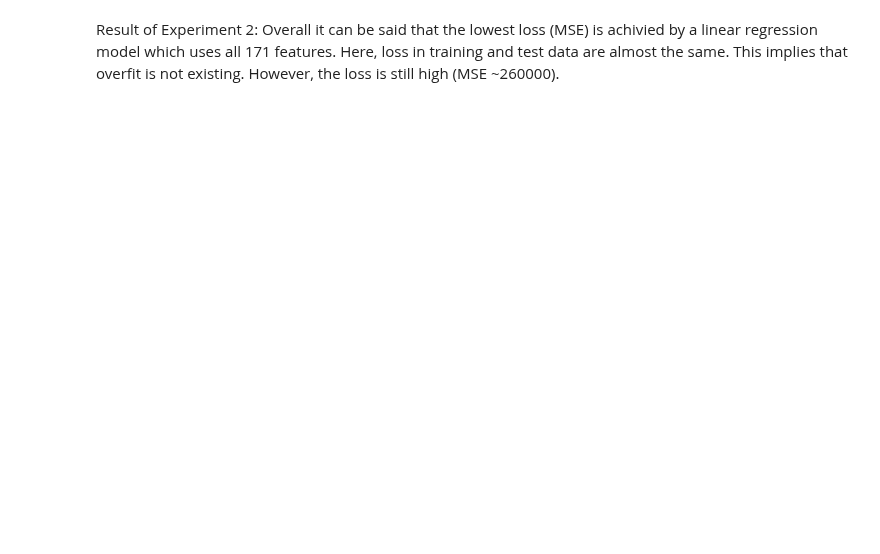
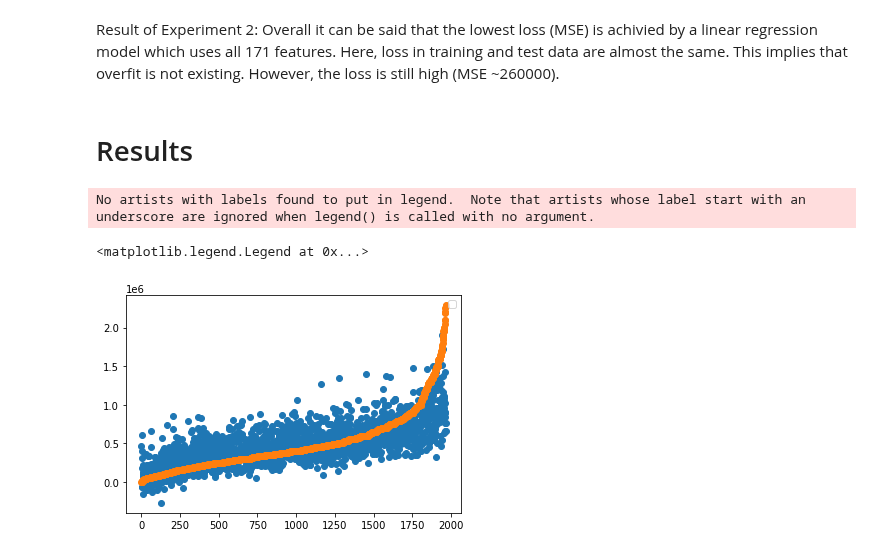
Before and after one commit to heuer-ja/CENG542-Knowledge-Discovery, a Jupyter notebook: germany_house_prices.ipynb, the cells around one changed output. Cells and saved outputs as stored; diff of their text form; code cells hidden in the pictures; blank space fills up the shorter version.

Commit message:
plotted predictions and y_test for best model

```diff
--- a/germany_house_prices.ipynb
+++ b/germany_house_prices.ipynb
@@ -478,3 +477,42 @@ plt.show()
 Result of Experiment 2: Overall it can be said that the lowest loss (MSE) is achivied by a linear regression model which uses all 171 features.
 Here, loss in training and test data are almost the same. This implies that overfit is not existing.
 However, the loss is still high (MSE ~260000).
+# %% [markdown]
+# Results
+# %%
+df_model = df_source
+X_train, X_test, y_train, y_test = split_df_into_train_test(df=df_model)
+
+# create df for test data
+cols_df_test = list(df_source.columns)
+cols_df_test.remove(col_y)
+
+df_test_X = pd.DataFrame(data=X_test, columns=cols_df_test)
+df_test_Y = pd.DataFrame(data=y_test, columns=[col_y])
+df_test = pd.concat([df_test_X, df_test_Y], axis=1)
+
+# order test set based on price (ascending)
+df_test.sort_values(by=[col_y], ascending=True, inplace=True)
+X_test, y_test = df_test.to_numpy()[:, :-1], df_test.to_numpy()[:, -1]
+
+# train linear regression model
+model_linear = LinearRegression().fit(X_train, y_train)
+
+# do predictions based ordered test set
+y_pred_test = model_linear.predict(X_test)
+
+# plot prices for ordered test data
+x_axis = np.arange(0, len(y_test), 1)
+
+
+x_axis.shape, y_test.shape
+
+plt.scatter(x_axis,y_pred_test)
+plt.scatter(x_axis,y_test)
+plt.legend()
+
+# plot prices for predictions
+# %% [output]
+No artists with labels found to put in legend.  Note that artists whose label start with an underscore are ignored when legend() is called with no argument.
+<matplotlib.legend.Legend at 0x...>
+[figure, added]
```
Also changed, not shown: parts of 5 cells of this notebook.
